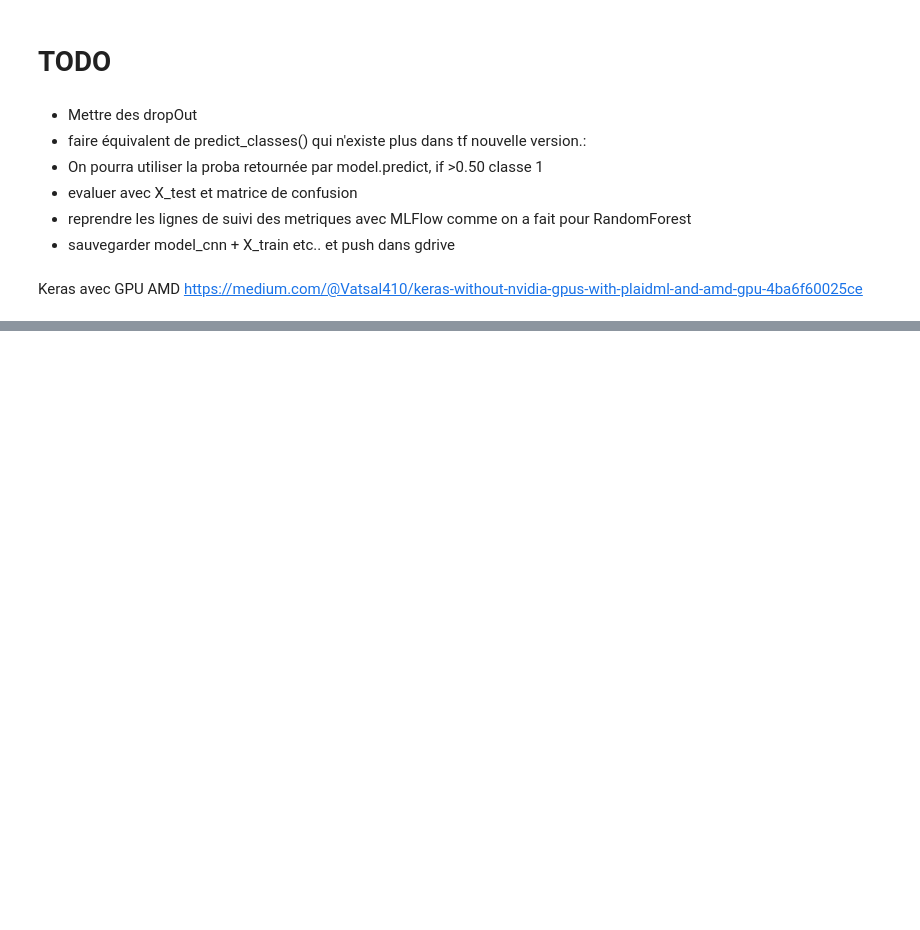
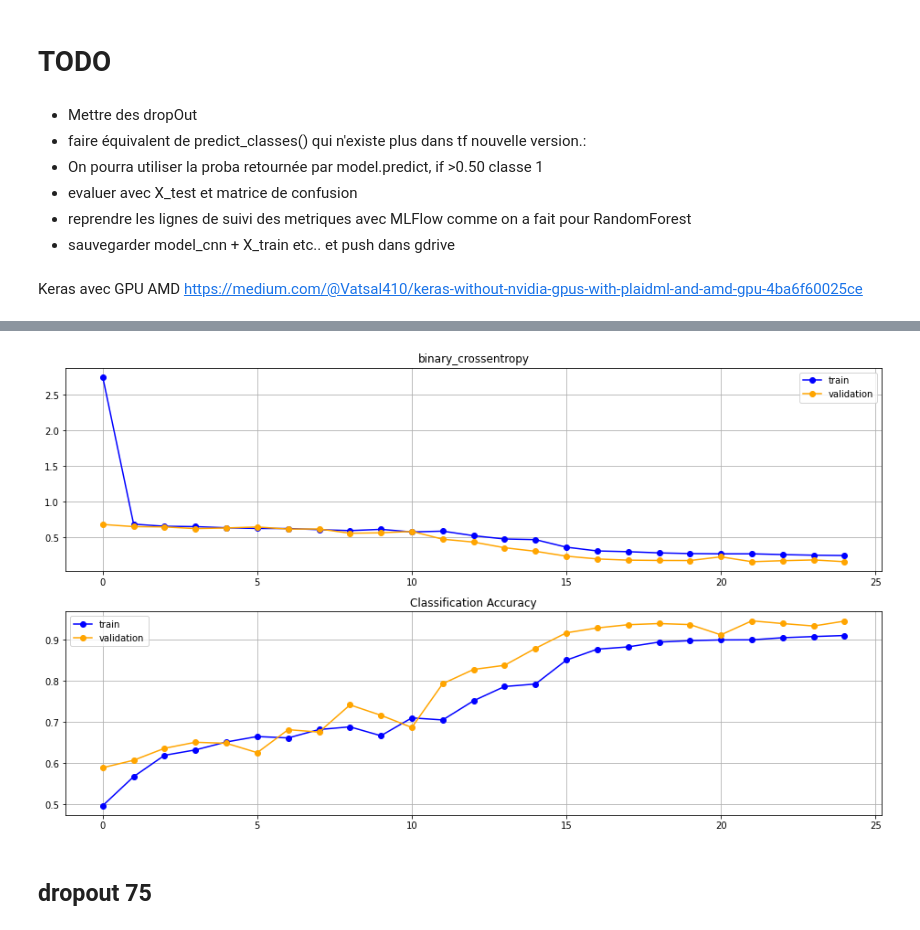
Before and after one commit to kbenmus02/A62-EquipeCV, a Jupyter notebook: notebook/iteration_3_model_6_cnn_dropout.ipynb, the cells around one changed output, grey strips where cells are left out. Saved outputs shown, nothing was run; the diff lists cells and outputs as text; code cells hidden in the pictures; blank space fills up the shorter version.

```diff
--- a/notebook/iteration_3_model_6_cnn_dropout.ipynb
+++ b/notebook/iteration_3_model_6_cnn_dropout.ipynb
@@ -516,0 +698,2 @@ https://medium.com/@Vatsal410/keras-without-nvidia-gpus-with-plaidml-and-amd-gpu
+# %%
+model_cnn_11 = make_model_v2(11, 0.250)
@@ -516,0 +720,7 @@ https://medium.com/@Vatsal410/keras-without-nvidia-gpus-with-plaidml-and-amd-gpu
+# %%
+history_11 = model_cnn_11.fit( \
+                            aug.flow(X_train, y_train_enc, batch_size=BATCH_SIZE, subset=None), \
+                            validation_data = (X_valid, y_valid_enc), \
+                            steps_per_epoch = len(X_train) // BATCH_SIZE, \
+                            epochs = EPOCHS
+                        )
@@ -516,0 +745,6 @@ https://medium.com/@Vatsal410/keras-without-nvidia-gpus-with-plaidml-and-amd-gpu
+# %%
+plot_history(history_11)
+# %% [output]
+[figure, added]
+# %% [markdown]
+## dropout 75
```
Also changed, not shown: parts of 37 cells of this notebook.
